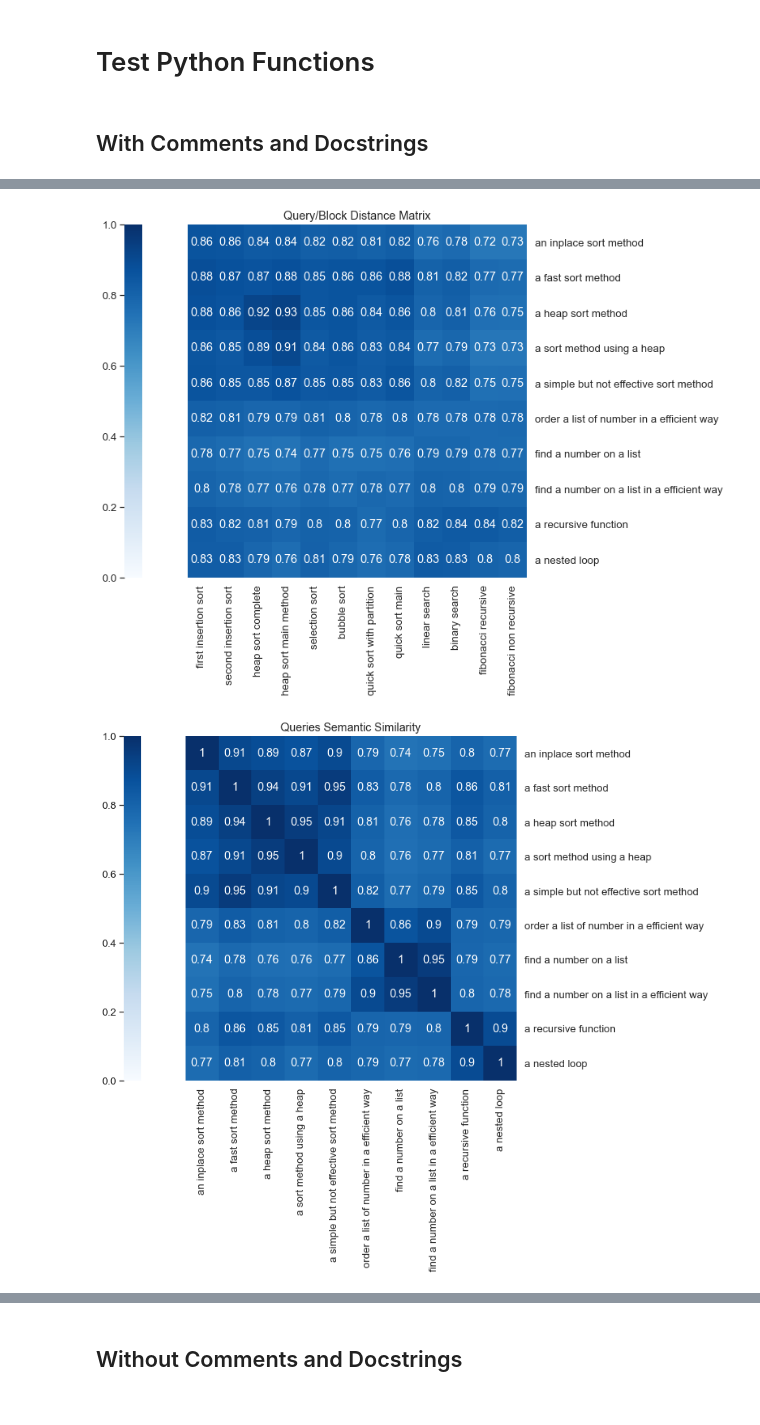
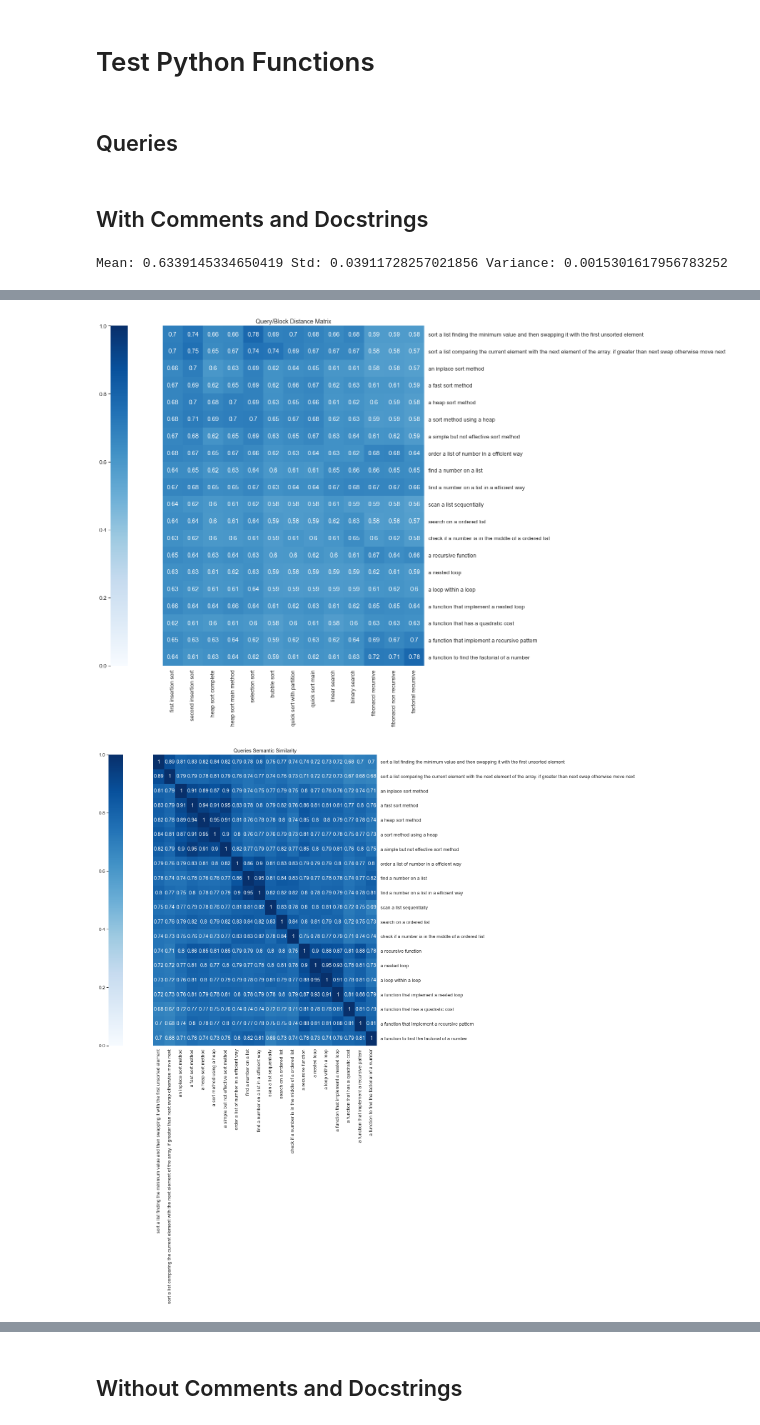
Before and after one commit to JacopoMangiavacchi/Codex_Embedding_Test, a Jupyter notebook: Code_Embedding_Validation.ipynb, the cells around one changed output, grey strips where cells are left out. Drawn from its saved outputs; the diff is of its cells as text; code cells hidden in the pictures.

```diff
--- a/Code_Embedding_Validation.ipynb
+++ b/Code_Embedding_Validation.ipynb
@@ -41,7 +38,7 @@ def plot_similarity(features, labels, title='Semantic Similarity'):
 # %%
 def plot_distance_matrix(codeblocks_embeddings, query_embeddings, code_labels, query_labels, title='Distance Matrix'):
     cos_sim = sk_cosine_similarity(query_embeddings, codeblocks_embeddings)
-    fig = plt.figure(figsize=(10,8))
+    fig = plt.figure(figsize=(15,15))
     sns.set(font_scale=1.2)
     cbar_kws=dict(use_gridspec=False, location="left")
     g = sns.heatmap(
@@ -53,12 +50,16 @@ def plot_distance_matrix(codeblocks_embeddings, query_embeddings, code_labels, q
     g.set_title(title)
 # %%
 def run_full_tests(queries, codeblocks_dict, text_engine, code_engine):
-    codeblocks_embeddings = get_all_embeddings(codeblocks_dict.keys(), text_engine)
+    codeblocks_embeddings = get_all_embeddings(codeblocks_dict.values(), text_engine)
     query_embeddings = get_all_embeddings(queries, code_engine)
-    distance_matrix = get_distance_matrix(queries, codeblocks_dict, codeblocks_embeddings, query_embeddings)
+    distance_matrix, distances = get_distance_matrix(queries, codeblocks_dict, codeblocks_embeddings, query_embeddings)
+    np_distances = np.array(distances)
+    print(f"Mean: {np.mean(np_distances)} Std: {np.std(np_distances)} Variance: {np.var(np_distances)}")
     display(distance_matrix)
     plot_distance_matrix(codeblocks_embeddings, query_embeddings, list(codeblocks_dict.keys()), queries, title='Query/Block Distance Matrix')
     plot_similarity([get_embedding(q, text_engine) for q in queries], queries, 'Queries Semantic Similarity')
     plot_similarity(codeblocks_embeddings, codeblocks_dict.keys(), 'Blocks Semantic Similarities')
 # %% [markdown]
 # Test Python Functions
+# %% [markdown]
+## Queries
@@ -358,22 +382,22 @@ def fibonacci(n):
             b = c
         return b
 """
+
+
+functions_with_comments['factorial recursive'] = """
+def factorial(x):
+    '''
+    This is a recursive function
+    to find the factorial of an integer
+    '''
+
+    if x == 1:
+        return 1
+    else:
+        return (x * factorial(x-1))
+"""
-# %%
-queries = [
-    "an inplace sort method",
-    "a fast sort method",
-    "a heap sort method",
-    "a sort method using a heap",
-    "a simple but not effective sort method",
-    "order a list of number in a efficient way",
-    "find a number on a list",
-    "find a number on a list in a efficient way",
-    "a recursive function",
-    "a nested loop"
-]
 # %%
-# run_full_tests(queries, functions_with_comments, 'code-search-babbage-text-001', 'code-search-babbage-code-001')
-# run_full_tests(queries, functions_with_comments, 'code-search-babbage-text-001-msft', 'code-search-babbage-code-001-msft')
-run_full_tests(queries, functions_with_comments, 'code-search-babbage-code-001-msft', 'code-search-babbage-code-001-msft')
+run_full_tests(queries, functions_with_comments, 'code-search-babbage-text-001-msft', 'code-search-babbage-code-001-msft')
 # %% [output]
+Mean: 0.6339145334650419 Std: 0.03911728257021856 Variance: 0.0015301617956783252
 |  | first insertion sort | second insertion sort | heap sort complete | heap sort main method | selection sort | ... |
@@ -390,2 +420,2 @@ run_full_tests(queries, functions_with_comments, 'code-search-babbage-code-001-m
-[figure, old version]
+[figure, new version]
-[figure, old version]
+[figure, new version]
```
Also changed, not shown: parts of 12 cells of this notebook.
